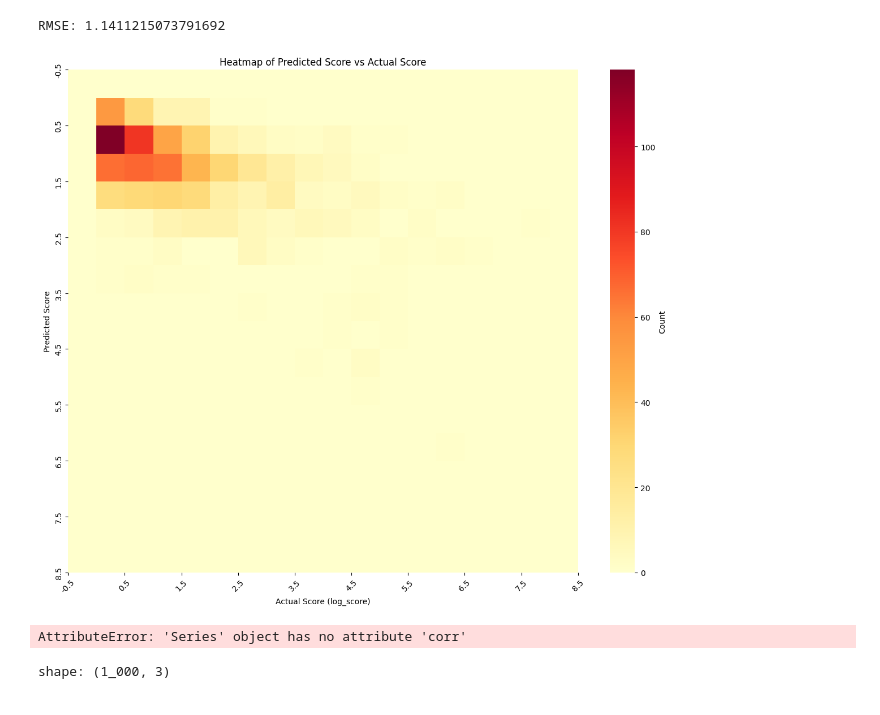
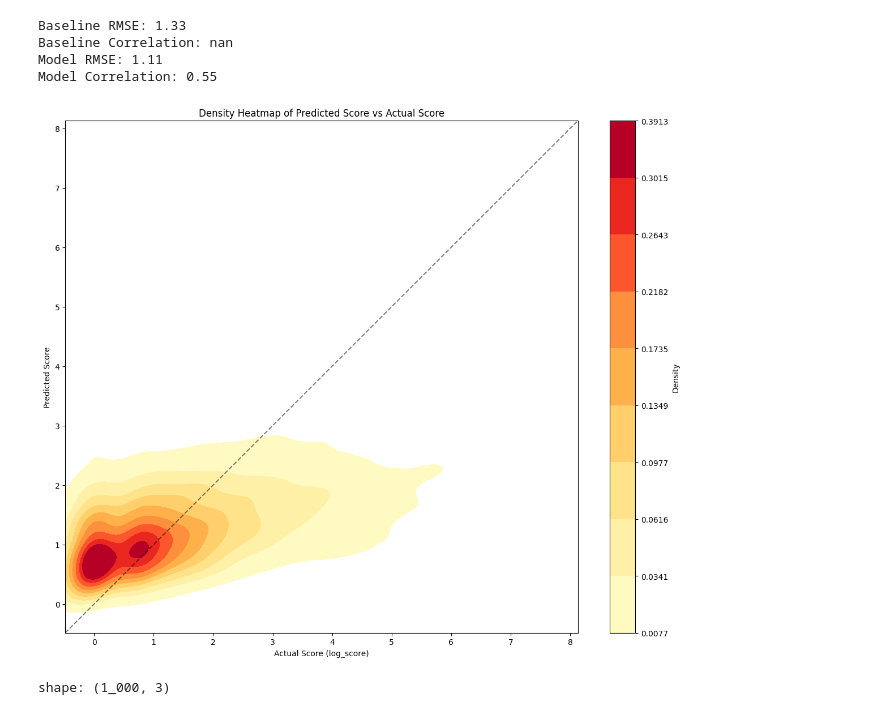
Before and after one commit to OpenPipe/best-hn, a Jupyter notebook: stories-analysis.ipynb, the cells around one changed output. Drawn from its saved outputs; the diff is of its cells as text; code cells hidden in the pictures.

```diff
--- a/stories-analysis.ipynb
+++ b/stories-analysis.ipynb
@@ -1,8 +0,0 @@
-# %%
-from utils import stories_dataset
-
-stories = stories_dataset()
-
-stories = stories.sample(1000, seed=42)
-
-stories
@@ -44,52 +24,67 @@ You should probably TRAIN this model on a down-stream task to be able to use it
 # %%
 import math
 
+# Calculate the RMSE for baseline prediction (average score)
+average_score = stories["log_score"].mean()
+rmse_baseline = math.sqrt(
+    (stories["log_score"] - average_score).pow(2).sum() / len(stories)
+)
+print(f"Baseline RMSE: {rmse_baseline:.2f}")
+
+# Calculate and print the correlation for baseline
+correlation_baseline = stories.select(pl.corr("log_score", pl.lit(average_score)))[
+    "log_score"
+][0]
+print(f"Baseline Correlation: {correlation_baseline:.2f}")
+
 # Calculate the RMSE between the predictions and the log_score, which is the score the model is trained to predict
-rmse = math.sqrt(
+rmse_model = math.sqrt(
     (stories["log_score"] - stories["predictions"]).pow(2).sum() / len(stories)
 )
+print(f"Model RMSE: {rmse_model:.2f}")
 
-print(f"RMSE: {rmse}")
+# Calculate and print the correlation for the model
+correlation_model = stories.select(pl.corr("log_score", "predictions"))["log_score"][0]
+print(f"Model Correlation: {correlation_model:.2f}")
 # %% [output]
-RMSE: 1.1411215073791692
+Baseline RMSE: 1.33
+Baseline Correlation: nan
+Model RMSE: 1.11
+Model Correlation: 0.55
 # %%
 import matplotlib.pyplot as plt
 import seaborn as sns
 import numpy as np
 
-# Define the bucket edges
+# Define the range for the heatmap
 min_score = min(stories["log_score"].min(), stories["predictions"].min())
 max_score = max(stories["log_score"].max(), stories["predictions"].max())
-bucket_edges = np.arange(min_score - 0.5, max_score + 1, 0.5)
 
-# Create a 2D histogram
-hist, xedges, yedges = np.histogram2d(
-    stories["log_score"].to_numpy(),
-    stories["predictions"].to_numpy(),
-    bins=[bucket_edges, bucket_edges],
+# Create a more continuous 2D histogram
+plt.figure(figsize=(12, 10))
+sns.kdeplot(
+    data=stories.sample(10000, seed=42),
+    x="log_score",
+    y="predictions",
+    cmap="YlOrRd",
+    fill=True,
+    cbar=True,
+    cbar_kws={"label": "Density"},
 )
 
-# Create a heatmap
-plt.figure(figsize=(12, 10))
-sns.heatmap(hist.T, cmap="YlOrRd", cbar_kws={"label": "Count"})
-
-plt.title("Heatmap of Predicted Score vs Actual Score")
+plt.title("Density Heatmap of Predicted Score vs Actual Score")
 plt.xlabel("Actual Score (log_score)")
 plt.ylabel("Predicted Score")
 
-# Adjust tick labels to show every other bucket
-tick_positions = np.arange(0, len(bucket_edges), 2)
-tick_labels = [f"{edge:.1f}" for edge in bucket_edges[::2]]
-plt.xticks(tick_positions, tick_labels, rotation=45)
-plt.yticks(tick_positions, tick_labels)
+# Set axis limits to match the data range
+plt.xlim(min_score, max_score)
+plt.ylim(min_score, max_score)
+
+# Add a diagonal line for reference
+plt.plot([min_score, max_score], [min_score, max_score], "k--", alpha=0.5)
 
 plt.tight_layout()
 plt.show()
-
-# Calculate and print the correlation
-correlation = stories["log_score"].corr(stories["predictions"])
-print(f"Correlation between log_score and predictions: {correlation:.4f}")
 # %% [output]
-[figure, old version]
+[figure, new version]
-AttributeError: 'Series' object has no attribute 'corr'
 # %%
```
Also changed, not shown: parts of 4 cells of this notebook, 1 other file.
